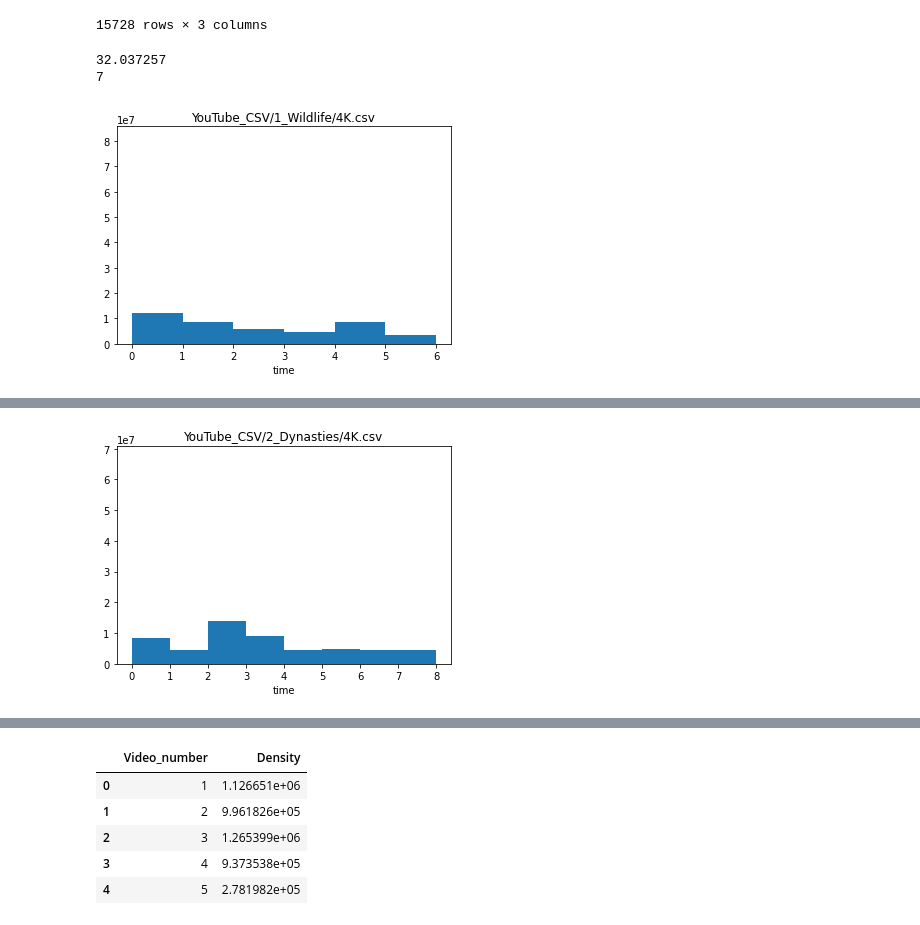
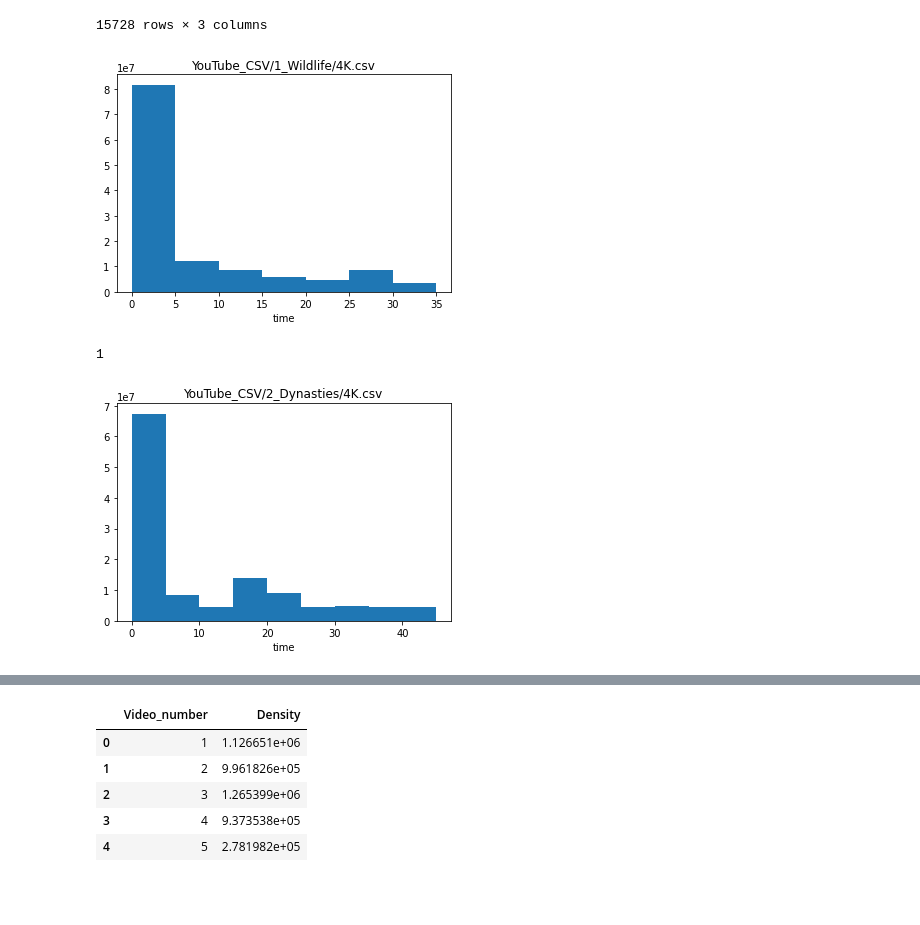
Before and after one commit to r-vvch/video_quality_classifier, a Jupyter notebook: classifier_separated.ipynb, the cells around one changed output, grey strips where cells are left out. Drawn from its saved outputs; the diff is of its cells as text; code cells hidden in the pictures; blank space fills up the shorter version.

```diff
--- a/classifier_separated.ipynb
+++ b/classifier_separated.ipynb
@@ -51,56 +50,81 @@ data
 # %%
 time_unit = 5
 
 d = {'Video_number': [], 'Density_burst': [], 'Density_throttling': []}
 for i in range(len(adresses)):
     data = pd.read_csv(adresses[i] + '4K.csv')
     max_time = data['Time'].iat[-1] - data['Time'].iat[0]
     time_units = math.ceil(max_time / time_unit)
     lengths = [0] * time_units
     for index, row in data.iterrows():
         lengths[math.floor(row['Time'] / time_unit)] += row['Length']
 
-    difference = 0
-    difference_pos = 0
-    print(max_time)
-    print(time_units)
+#     print(max_time)
+#     print(time_units)
+#     print(lengths)
     times = [0] * (time_units + 1)
 
-    for _ in range(time_units):
-        times[_ + 1] = _
+    for m in range(len(times)):
+        times[m] = m * 5
 
 
     plt.stairs(lengths, times, fill=True)
     plt.title(adresses[i] + '4K.csv')
     plt.xlabel('time')
     plt.show()
 
-    for j in range(1, time_units):
-        first_sum = 0
-        second_sum = 0
-        for k in range(1, j):
-            first_sum += lengths[k]
-        for l in range(j, time_units):
-            second_sum += lengths[l]
-        if first_sum / j - second_sum / (time_units - j) > difference:
-            print(first_sum / j)
-            print(second_sum / (time_units - j))
-            print(first_sum / j - second_sum / (time_units - j))
-            print(difference)
-            print(j)
-            print()
-            difference = first_sum / j - second_sum / (time_units - j)
-            difference_pos = j
-    print(adresses[i] + '4K.csv')
-    print(difference_pos)
+    difference_pos = 0
+    coeff = 3
+    # 15 -- 15 секунд, за которые точно успевает пройти burst
+    for j in range(15 // time_unit):
+        if lengths[j] != 0 and lengths[j + 1] != 0 and lengths[j] > lengths[j + 1] * coeff:
+            difference_pos = j + 1
+            print(difference_pos)
+            coeff = lengths[j] / lengths[j + 1]
+    if difference_pos == 0:
+        difference = 0
+        for j in range(1, time_units):
+            first_sum = 0
+            second_sum = 0
+            for k in range(0, j):
+                first_sum += lengths[k]
+            for l in range(j, time_units):
+                second_sum += lengths[l]
+            if first_sum / j - second_sum / (time_units - j) > difference:
+                difference = first_sum / j - second_sum / (time_units - j)
+                difference_pos = j
+        print(adresses[i] + '4K.csv')
+        print(difference_pos)
+
+
+#     difference = 0
+#     difference_pos = 0
+#     for j in range(1, time_units):
+#         first_sum = 0
+#         second_sum = 0
+#         for k in range(0, j):
+#             first_sum += lengths[k]
+#         for l in range(j, time_units):
+#             second_sum += lengths[l]
+#         if first_sum / j - second_sum / (time_units - j) > difference:
+# #             print(first_sum / j)
+# #             print(second_sum / (time_units - j))
+# #             print(first_sum / j - second_sum / (time_units - j))
+# #             print(difference)
+# #             print(j)
+# #             print()
+#             difference = first_sum / j - second_sum / (time_units - j)
+#             difference_pos = j
+#     print(adresses[i] + '4K.csv')
+#     print(difference_pos)
 
     # получили массив длин, надо вычислить расположение первоначального пика и вычислить Density_burst и Density_throttling
 
 #     d['Video_number'].append(i + 1)
 #     d['Density'].append(data['Length'].sum() / (data['Time'].iat[-1] - data['Time'].iat[0]))
 # df_4K = pd.DataFrame(data=d)
 # df_4K.head(5)
 # %% [output]
+[figure, new version]
-32.037257
-7
+1
-[figure, old version]
+[figure, new version]
@@ -124 +131,0 @@ YouTube_CSV/1_Wildlife/4K.csv
-[figure, old version]
```
Also changed, not shown: parts of 2 cells of this notebook.
